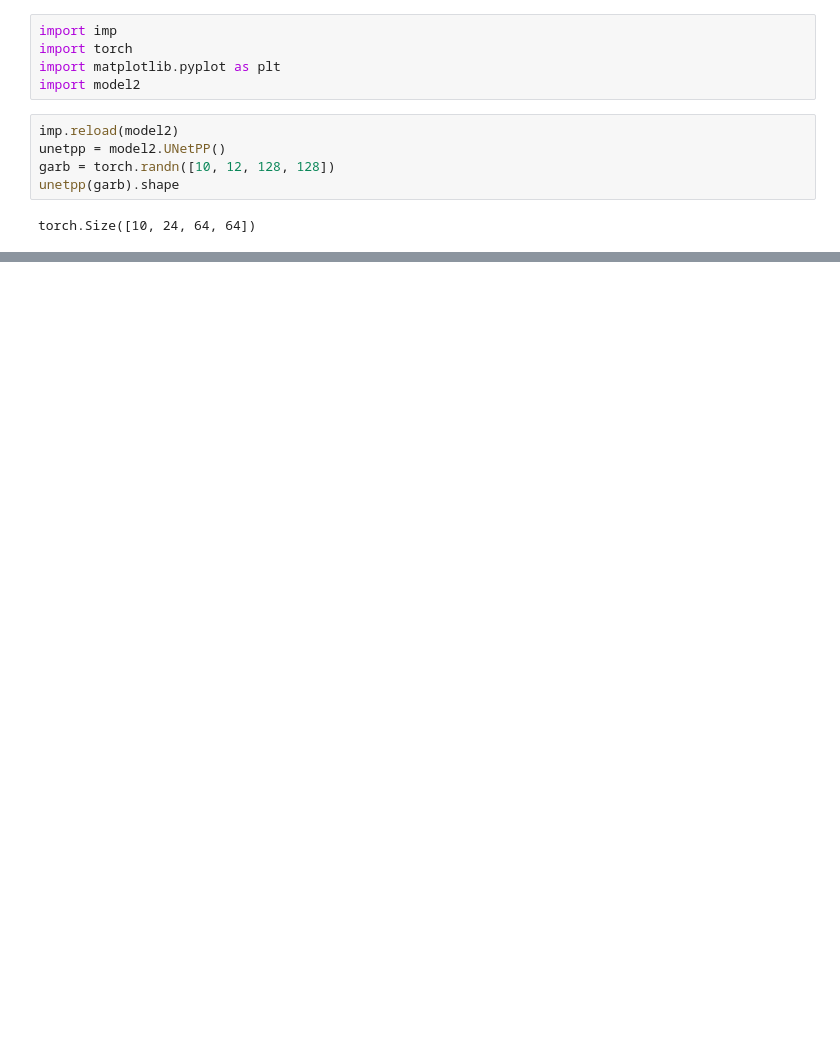
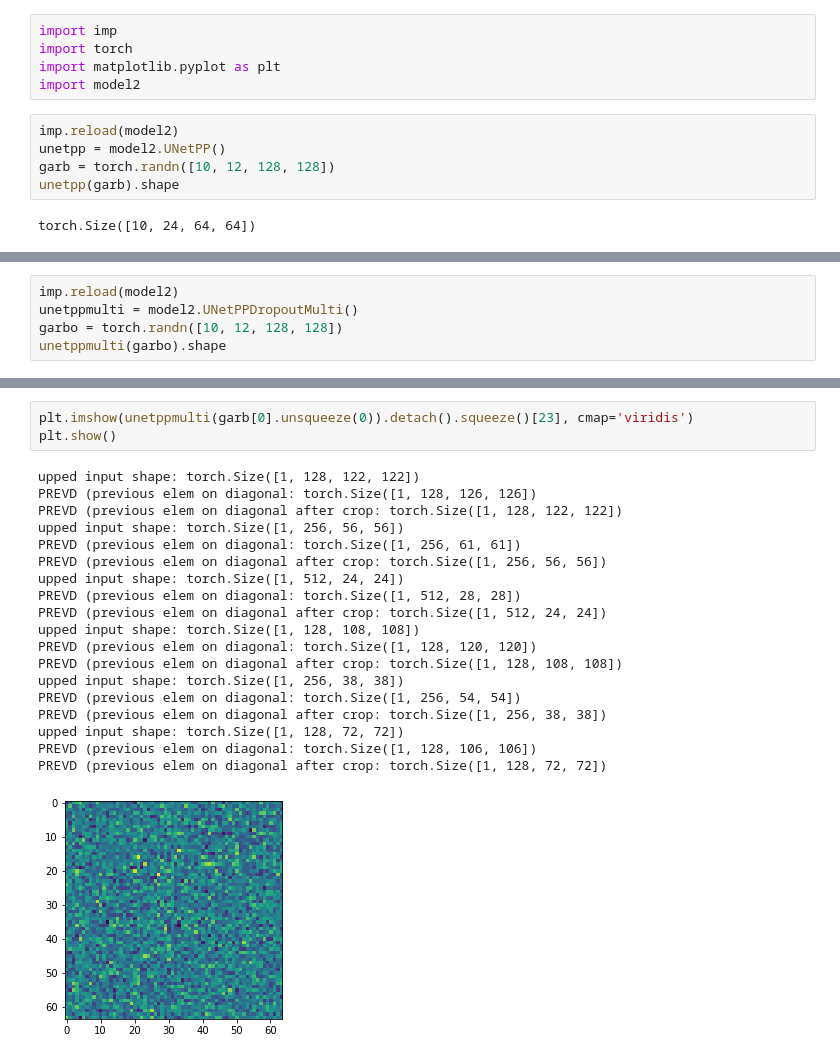
Before and after one commit to pmistry9597/Climate-Hack-2022, a Jupyter notebook: unet/tests2.ipynb, the cells around one changed output, grey strips where cells are left out. Drawn from its saved outputs; the diff is of its cells as text; blank space fills up the shorter version.

Commit message:
Deep UNet++

```diff
--- a/unet/tests2.ipynb
+++ b/unet/tests2.ipynb
@@ -17,0 +18,5 @@ plt.show()
+# %%
+imp.reload(model2)
+unetppmulti = model2.UNetPPDropoutMulti()
+garbo = torch.randn([10, 12, 128, 128])
+unetppmulti(garbo).shape
@@ -17,0 +43,23 @@ plt.show()
+# %%
+plt.imshow(unetppmulti(garb[0].unsqueeze(0)).detach().squeeze()[23], cmap='viridis')
+plt.show()
+# %% [output]
+upped input shape: torch.Size([1, 128, 122, 122])
+PREVD (previous elem on diagonal: torch.Size([1, 128, 126, 126])
+PREVD (previous elem on diagonal after crop: torch.Size([1, 128, 122, 122])
+upped input shape: torch.Size([1, 256, 56, 56])
+PREVD (previous elem on diagonal: torch.Size([1, 256, 61, 61])
+PREVD (previous elem on diagonal after crop: torch.Size([1, 256, 56, 56])
+upped input shape: torch.Size([1, 512, 24, 24])
+PREVD (previous elem on diagonal: torch.Size([1, 512, 28, 28])
+PREVD (previous elem on diagonal after crop: torch.Size([1, 512, 24, 24])
+upped input shape: torch.Size([1, 128, 108, 108])
+PREVD (previous elem on diagonal: torch.Size([1, 128, 120, 120])
+PREVD (previous elem on diagonal after crop: torch.Size([1, 128, 108, 108])
+upped input shape: torch.Size([1, 256, 38, 38])
+PREVD (previous elem on diagonal: torch.Size([1, 256, 54, 54])
+PREVD (previous elem on diagonal after crop: torch.Size([1, 256, 38, 38])
+upped input shape: torch.Size([1, 128, 72, 72])
+PREVD (previous elem on diagonal: torch.Size([1, 128, 106, 106])
+PREVD (previous elem on diagonal after crop: torch.Size([1, 128, 72, 72])
+[figure, added]
```
Also changed, not shown: parts of 2 cells of this notebook, 8 other files.
